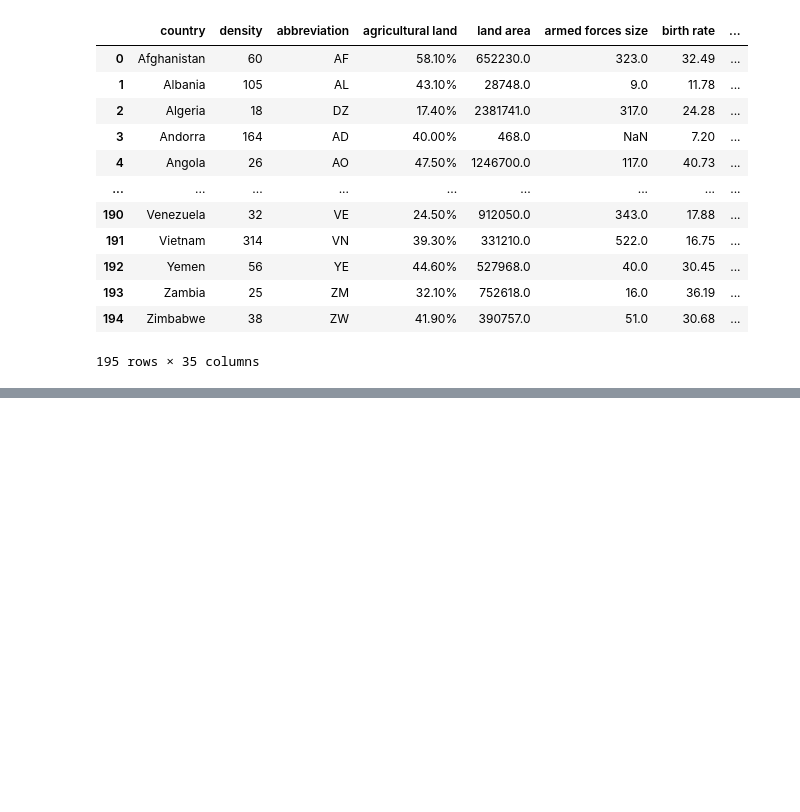
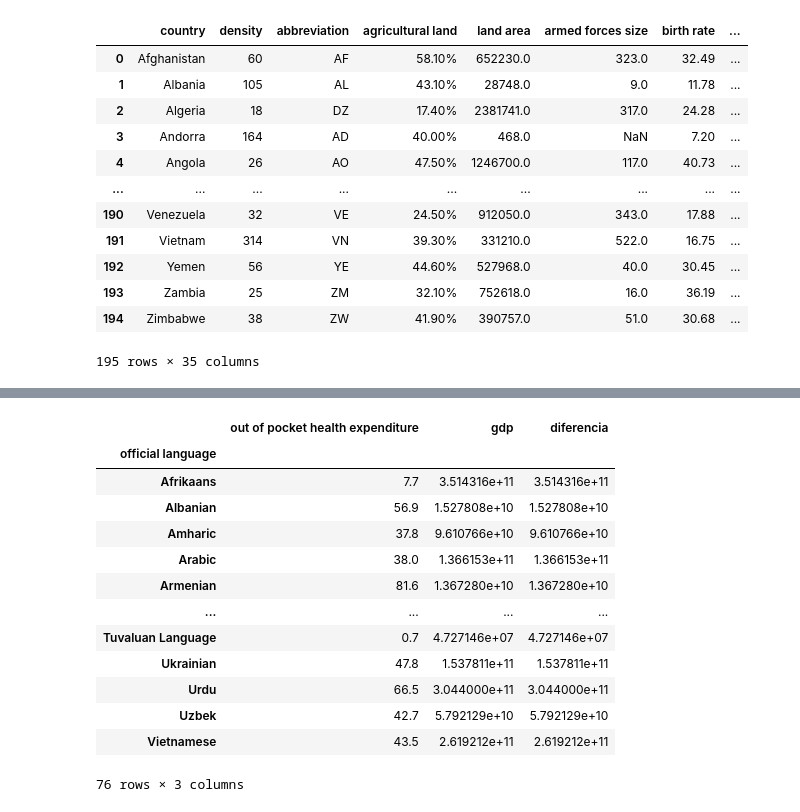
Before and after one commit to LauraGenesis/-promoG-modulo3-sprint1-pairprogramming-ISABEL_CORREA-LAURA_GENESIS, a Jupyter notebook: 2groupby.ipynb, the cells around one changed output, grey strips where cells are left out. Drawn from its saved outputs; the diff is of its cells as text; code cells hidden in the pictures; blank space fills up the shorter version.

Commit message:
ejercicios pair_groupby

```diff
--- a/2groupby.ipynb
+++ b/2groupby.ipynb
@@ -120,0 +235,12 @@ df.to_csv('world-data-limpio2.csv')
+# %%
+def limpiar_valor(valor):
+    valor_limpio = re.sub('[^0-9\.]', '', str(valor))  # Eliminar todo excepto números y puntos decimales
+    if valor_limpio:  # Si el valor limpio no está vacío
+        return float(valor_limpio)  # Convertir el valor limpio a float
+    else:
+        return None
+# %%
+df['density'] = df['density'].apply(limpiar_valor)
+# %%
+densidad=df.groupby('continent')['density'].mean().round(2).reset_index()
+densidad
@@ -120,0 +254,3 @@ df.to_csv('world-data-limpio2.csv')
+# %%
+df['tasa_impuestos'] = tasa['total tax rate']/densidad['density']
+df['tasa_impuestos']
@@ -120,0 +292,22 @@ df.to_csv('world-data-limpio2.csv')
+# %%
+media_idioma= df.groupby('official language')[['out of pocket health expenditure', 'gdp']].mean().round(2)
+
+#Calcular la diferencia entre el PIB promedio y el gasto en salud de bolsillo promedio
+media_idioma['diferencia'] = media_idioma['gdp'] - media_idioma['out of pocket health expenditure']
+
+media_idioma
+# %% [output]
+|  | out of pocket health expenditure | gdp | diferencia |
+| official language |  |  |  |
+| Afrikaans | 7.7 | 3.514316e+11 | 3.514316e+11 |
+| Albanian | 56.9 | 1.527808e+10 | 1.527808e+10 |
+| Amharic | 37.8 | 9.610766e+10 | 9.610766e+10 |
+| Arabic | 38.0 | 1.366153e+11 | 1.366153e+11 |
+| Armenian | 81.6 | 1.367280e+10 | 1.367280e+10 |
+| ... | ... | ... | ... |
+| Tuvaluan Language | 0.7 | 4.727146e+07 | 4.727146e+07 |
+| Ukrainian | 47.8 | 1.537811e+11 | 1.537811e+11 |
+| Urdu | 66.5 | 3.044000e+11 | 3.044000e+11 |
+| Uzbek | 42.7 | 5.792129e+10 | 5.792129e+10 |
+| Vietnamese | 43.5 | 2.619212e+11 | 2.619212e+11 |
+76 rows × 3 columns
```
Also changed, not shown: parts of 20 cells of this notebook.
